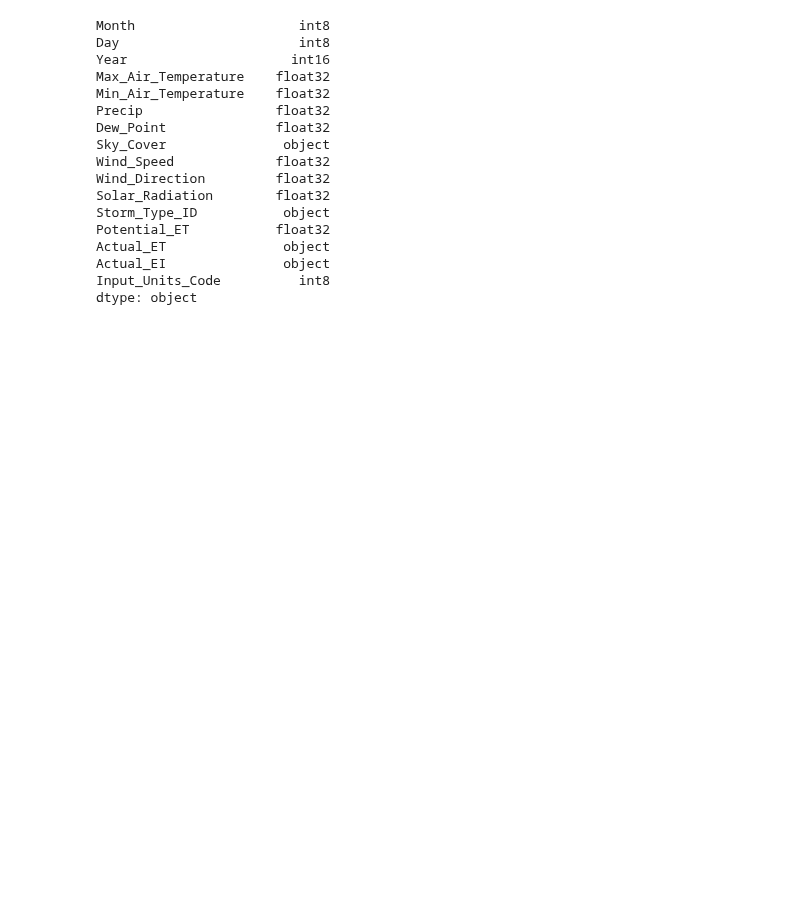
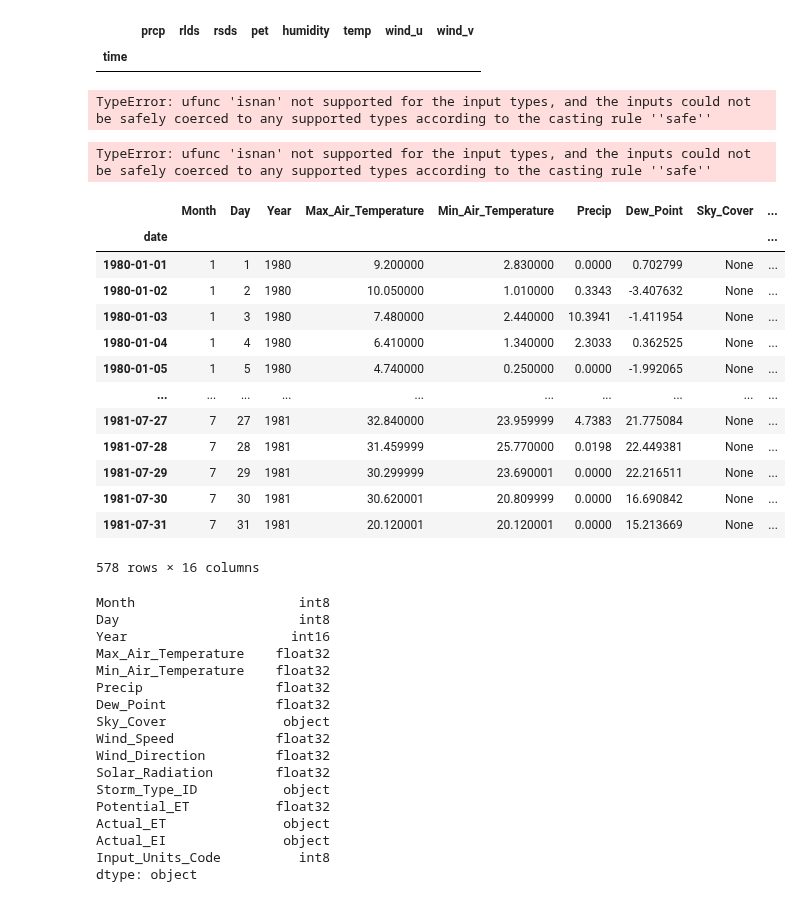
Before and after one commit to LucRSquared/pyagnps, a Jupyter notebook: notebooks/climate/test_annagnps_climate.ipynb, the cells around one changed output. Saved outputs shown, nothing was run; the diff lists cells and outputs as text; code cells hidden in the pictures; blank space fills up the shorter version.

```diff
--- a/notebooks/climate/test_annagnps_climate.ipynb
+++ b/notebooks/climate/test_annagnps_climate.ipynb
@@ -10,5 +10,6 @@ import hvplot.pandas #no.qa
 [interactive output not drawn]
 [interactive output not drawn]
 # %%
-clm_annagnps = climate.ClimateAnnAGNPSCoords(coords=(-89.1, 34.1), start="1980-01-01", end="1981-07-31", date_mode="local")
+x, y = -90.3125, 29.0625
+clm_annagnps = climate.ClimateAnnAGNPSCoords(coords=(x, y), start="2020-01-01", end="2022-12-31", date_mode="local")
 # %%
@@ -18,3 +36,36 @@ df = clm_annagnps.query_nldas2_generate_annagnps_climate_daily(output_filepath=
+# %%
+clm_annagnps._query_nldas2_climate(source="grib", variables=["prcp", "temp", "rsds", "pet", "wind_u", "wind_v", "rlds", "humidity"])
+clm_annagnps.clm.iloc[8776:8786]
+# %% [output]
+|  | prcp | rlds | rsds | pet | humidity | temp | wind_u | wind_v |
+| time |  |  |  |  |  |  |  |  |
+# %%
+import numpy as np
+
+np.isnan(clm_annagnps.clm_resampled["prcp"])
+# %% [output]
+TypeError: ufunc 'isnan' not supported for the input types, and the inputs could not be safely coerced to any supported types according to the casting rule ''safe''
+# %%
+df = clm_annagnps.query_nldas2_generate_annagnps_climate_daily()
+# %% [output]
+TypeError: ufunc 'isnan' not supported for the input types, and the inputs could not be safely coerced to any supported types according to the casting rule ''safe''
+# %%
+df
+# %% [output]
+|  | Month | Day | Year | Max_Air_Temperature | Min_Air_Temperature | Precip | Dew_Point | Sky_Cover | ... |
+| date |  |  |  |  |  |  |  |  | ... |
+| 1980-01-01 | 1 | 1 | 1980 | 9.200000 | 2.830000 | 0.0000 | 0.702799 | None | ... |
+| 1980-01-02 | 1 | 2 | 1980 | 10.050000 | 1.010000 | 0.3343 | -3.407632 | None | ... |
+| 1980-01-03 | 1 | 3 | 1980 | 7.480000 | 2.440000 | 10.3941 | -1.411954 | None | ... |
+| 1980-01-04 | 1 | 4 | 1980 | 6.410000 | 1.340000 | 2.3033 | 0.362525 | None | ... |
+| 1980-01-05 | 1 | 5 | 1980 | 4.740000 | 0.250000 | 0.0000 | -1.992065 | None | ... |
+| ... | ... | ... | ... | ... | ... | ... | ... | ... | ... |
+| 1981-07-27 | 7 | 27 | 1981 | 32.840000 | 23.959999 | 4.7383 | 21.775084 | None | ... |
+| 1981-07-28 | 7 | 28 | 1981 | 31.459999 | 25.770000 | 0.0198 | 22.449381 | None | ... |
+| 1981-07-29 | 7 | 29 | 1981 | 30.299999 | 23.690001 | 0.0000 | 22.216511 | None | ... |
+| 1981-07-30 | 7 | 30 | 1981 | 30.620001 | 20.809999 | 0.0000 | 16.690842 | None | ... |
+| 1981-07-31 | 7 | 31 | 1981 | 20.120001 | 20.120001 | 0.0000 | 15.213669 | None | ... |
+578 rows × 16 columns
 # %%
 df.dtypes
 # %% [output]
```
Also changed, not shown: parts of 3 cells of this notebook, 45 other files.
